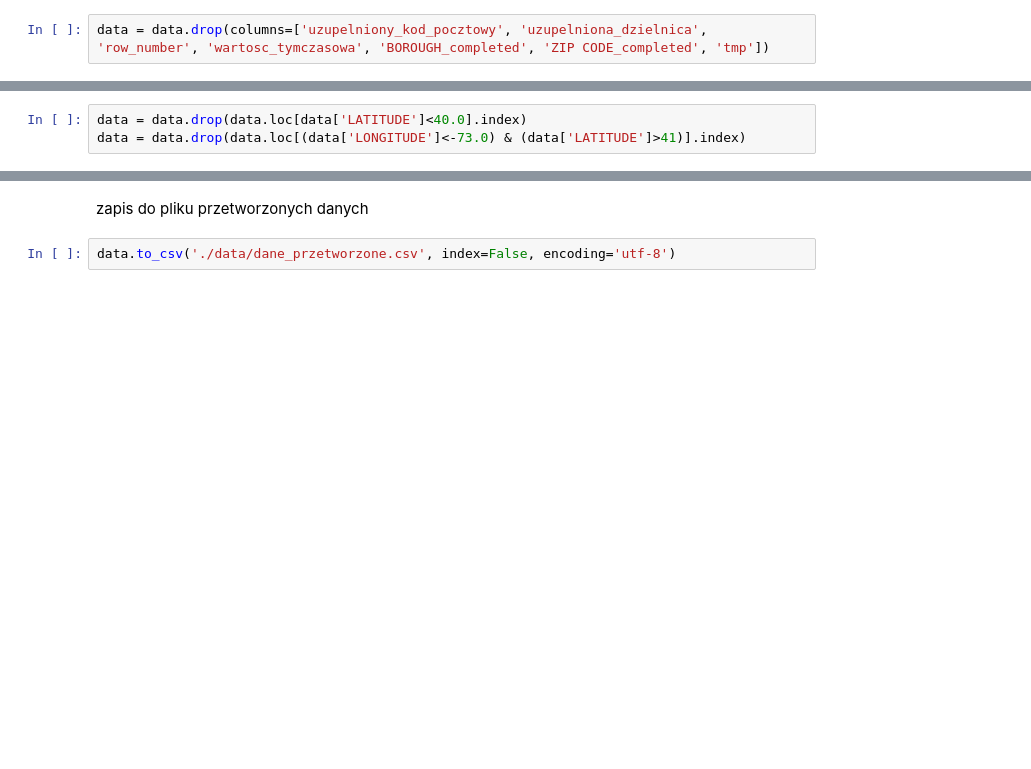
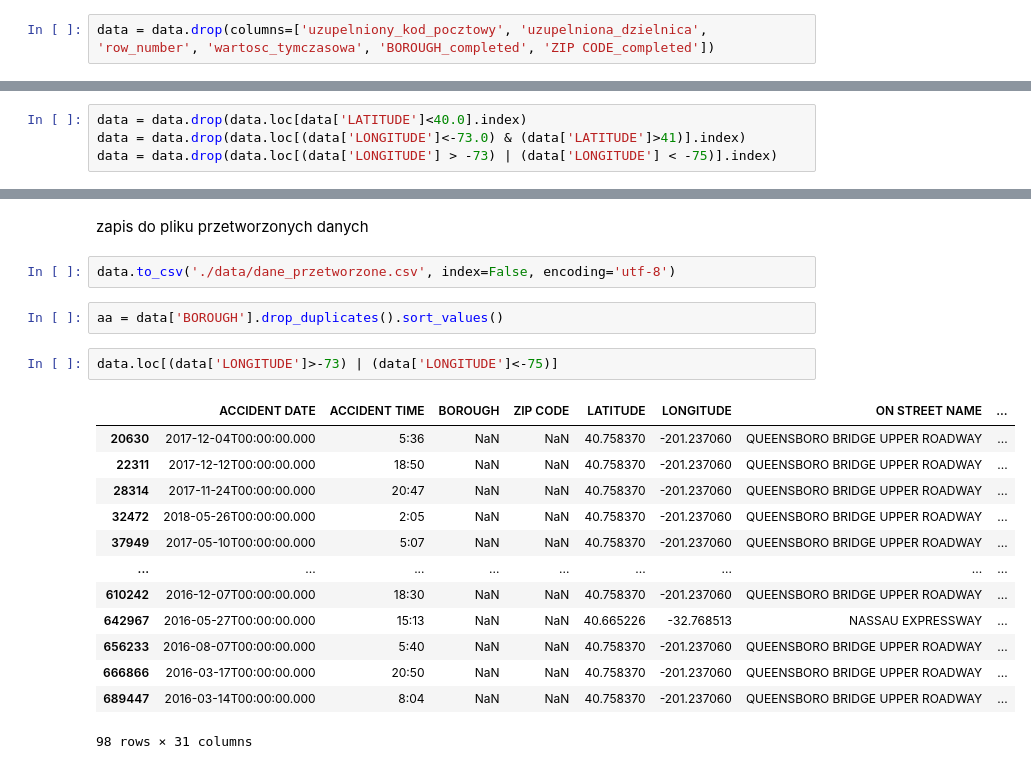
Before and after one commit to PiotrDerewonko/PracaDyplomowaAnalitykaDanych, a Jupyter notebook: przygotowanie_danych.ipynb, the cells around one changed output, grey strips where cells are left out. Saved outputs shown, nothing was run; the diff lists cells and outputs as text; blank space fills up the shorter version.

```diff
--- a/przygotowanie_danych.ipynb
+++ b/przygotowanie_danych.ipynb
@@ -808,4 +803,4 @@ usuwwanie zbednych kolumn tymczasowych
 data.loc[(data['uzupelniona_dzielnica'] ==True) & (data['brak_dzielnicy'] == True), 'brak_dzielnicy'] = False
 data.loc[(data['uzupelniony_kod_pocztowy'] ==True) & (data['brak_kodu'] == True), 'brak_kodu'] = False
 # %%
-data = data.drop(columns=['uzupelniony_kod_pocztowy', 'uzupelniona_dzielnica', 'row_number', 'wartosc_tymczasowa', 'BOROUGH_completed', 'ZIP CODE_completed', 'tmp'])
+data = data.drop(columns=['uzupelniony_kod_pocztowy', 'uzupelniona_dzielnica', 'row_number', 'wartosc_tymczasowa', 'BOROUGH_completed', 'ZIP CODE_completed'])
@@ -832,6 +809,7 @@ data
 # %%
 data = data.drop(data.loc[data['LATITUDE']<40.0].index)
 data = data.drop(data.loc[(data['LONGITUDE']<-73.0) & (data['LATITUDE']>41)].index)
+data = data.drop(data.loc[(data['LONGITUDE'] > -73) | (data['LONGITUDE'] < -75)].index)
 # %% [markdown]
 usueniecie zbydnych bialych znakw
 # %%
@@ -842,3 +820,21 @@ data["ON STREET NAME"] = data["ON STREET NAME"].str.replace(r"\s+", " ", regex=T
 zapis do pliku przetworzonych danych
 # %%
 data.to_csv('./data/dane_przetworzone.csv', index=False, encoding='utf-8')
+# %%
+aa = data['BOROUGH'].drop_duplicates().sort_values()
+# %%
+data.loc[(data['LONGITUDE']>-73) | (data['LONGITUDE']<-75)]
+# %% [output]
+|  | ACCIDENT DATE | ACCIDENT TIME | BOROUGH | ZIP CODE | LATITUDE | LONGITUDE | ON STREET NAME | ... |
+| 20630 | 2017-12-04T00:00:00.000 | 5:36 | NaN | NaN | 40.758370 | -201.237060 | QUEENSBORO BRIDGE UPPER ROADWAY | ... |
+| 22311 | 2017-12-12T00:00:00.000 | 18:50 | NaN | NaN | 40.758370 | -201.237060 | QUEENSBORO BRIDGE UPPER ROADWAY | ... |
+| 28314 | 2017-11-24T00:00:00.000 | 20:47 | NaN | NaN | 40.758370 | -201.237060 | QUEENSBORO BRIDGE UPPER ROADWAY | ... |
+| 32472 | 2018-05-26T00:00:00.000 | 2:05 | NaN | NaN | 40.758370 | -201.237060 | QUEENSBORO BRIDGE UPPER ROADWAY | ... |
+| 37949 | 2017-05-10T00:00:00.000 | 5:07 | NaN | NaN | 40.758370 | -201.237060 | QUEENSBORO BRIDGE UPPER ROADWAY | ... |
+| ... | ... | ... | ... | ... | ... | ... | ... | ... |
+| 610242 | 2016-12-07T00:00:00.000 | 18:30 | NaN | NaN | 40.758370 | -201.237060 | QUEENSBORO BRIDGE UPPER ROADWAY | ... |
+| 642967 | 2016-05-27T00:00:00.000 | 15:13 | NaN | NaN | 40.665226 | -32.768513 | NASSAU EXPRESSWAY | ... |
+| 656233 | 2016-08-07T00:00:00.000 | 5:40 | NaN | NaN | 40.758370 | -201.237060 | QUEENSBORO BRIDGE UPPER ROADWAY | ... |
+| 666866 | 2016-03-17T00:00:00.000 | 20:50 | NaN | NaN | 40.758370 | -201.237060 | QUEENSBORO BRIDGE UPPER ROADWAY | ... |
+| 689447 | 2016-03-14T00:00:00.000 | 8:04 | NaN | NaN | 40.758370 | -201.237060 | QUEENSBORO BRIDGE UPPER ROADWAY | ... |
+98 rows × 31 columns
```
Also changed, not shown: parts of 3 cells of this notebook, 2 other files.
